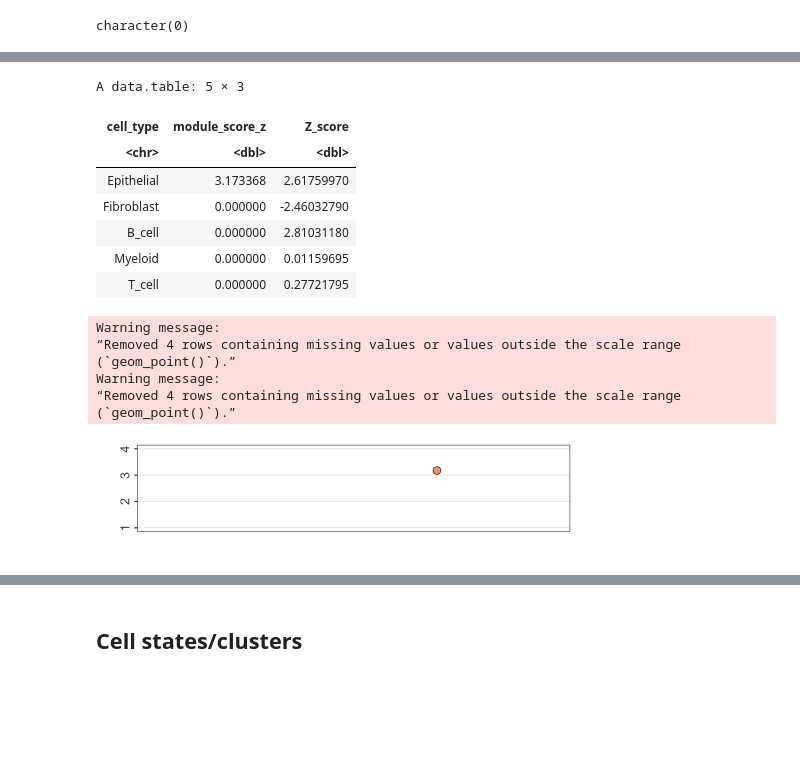
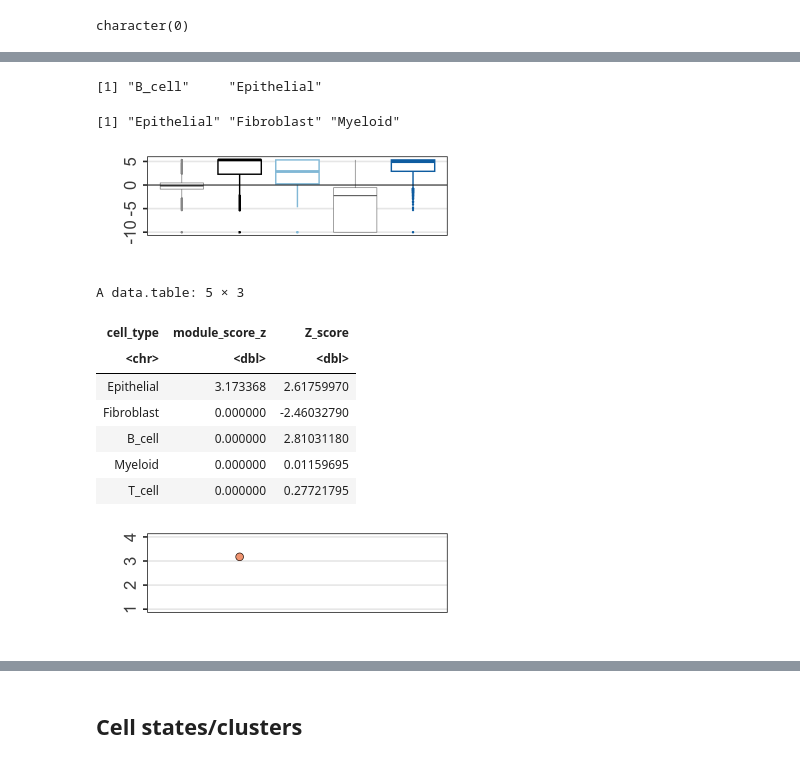
Before and after one commit to fanzhanglab/SCRNA-GWAS-Benchmarking, a Jupyter notebook: analysis/0A_Tool_Benchmarking/CT_Clusters/UC_benchmark_comparison.ipynb, the cells around one changed output, grey strips where cells are left out. Cells and saved outputs as stored; diff of their text form; code cells hidden in the pictures; blank space fills up the shorter version.

```diff
--- a/analysis/0A_Tool_Benchmarking/CT_Clusters/UC_benchmark_comparison.ipynb
+++ b/analysis/0A_Tool_Benchmarking/CT_Clusters/UC_benchmark_comparison.ipynb
@@ -940,38 +953,73 @@ p1
+# %%
+# scPagwas
+scdrs_sig_cell_types
+scpgwas_sig_cell_types
+
+# SCDRS
+
+data2 = meta_data[meta_data$macro %in% scpgwas_sig_cell_types,]
+data1 = meta_data[!meta_data$macro %in% scpgwas_sig_cell_types,]
+
+options(repr.plot.height = 2, repr.plot.width =6 ) #[meta_data$pval < 0.1,]
+
+p_scpagwas <- ggplot(meta_data, aes(x=factor(macro, levels=ranked_cell_types), y=Random_Correct_BG_z, color=cut(bt_score_macro, breaks = breaks_use))) +
+geom_boxplot(data=data1, color="grey40", aes(x=factor(macro, levels=rev(ranked_cell_types))), linewidth=0.3, outlier.colour = "grey60", outlier.size=0.4) +
+geom_boxplot(data=data2, linewidth=0.8, outlier.size=0.6, aes(x=factor(macro, levels=rev(ranked_cell_types))),) +
+#stat_summary(data=data1, fun.data=data_summary, color="grey80") + stat_summary(data=data2, fun.data=data_summary) +
+geom_hline(yintercept=0, color="black") +
+scale_color_manual(values = color_values,
+                   limits = limits_use) +
+scale_x_discrete(limits=rev(ranked_cell_types)) +
+theme_bw(base_size=20) +
+theme(
+      axis.text.x = element_blank(), axis.ticks.x = element_blank() ,legend.position="none",
+     panel.grid.major.x = element_blank(), panel.grid.minor.x = element_blank(), panel.grid.minor.y = element_blank(),
+     axis.text.y = element_text(angle=90, size = 20,vjust=1,hjust=0.5), axis.title=element_text(size=20)) + #ylim(-6,5.3)  +
+theme(strip.background=element_rect(colour="black",
+                                    fill="lightgrey"),strip.text = element_text(size = 18, margin = margin()))  +
+labs(y="",x='',fill="", color="")
+
+
+p_scpagwas
+
+
+# ggsave("./scDRS_UC_Label_full_LIMITED.pdf", height=5, width=22.5)
+# save_plot("./scDRS_UC_Label_full_LIMITED.svg", fig = p1, width=22.5, height=5)
+# %% [output]
+[1] "B_cell"     "Epithelial"
+[1] "Epithelial" "Fibroblast" "Myeloid"
+[figure, added]
 # %%
 # SCGWAS
+options(warn=-1)
 scgwas_macro_graph
-options(repr.plot.height = 2, repr.plot.width =8 )
+options(repr.plot.height = 2, repr.plot.width =6 )
 p_scgwas <- ggplot(scgwas_macro_graph, aes(x=factor(cell_type, levels=ranked_cell_types),
                                            y=module_score_z, color=cut(Z_score, breaks = breaks_use))) +
 geom_point(size=4) +  geom_point(shape = 1,size = 4,colour = "black") +
 #stat_summary(fun.data=data_summary) + #stat_summary(data=data2, fun.data=data_summary, color="grey40") +
-theme_bw(base_size=14) +
+theme_bw(base_size=20) +
+scale_x_discrete(limits=rev(ranked_cell_types)) +
 theme(legend.position="None",
      axis.text.x = element_blank(), axis.ticks.x = element_blank(),
      panel.grid.major.x = element_blank(), panel.grid.minor.x = element_blank(), panel.grid.minor.y = element_blank(),
-     axis.text.y = element_text(angle=90, size = 15,vjust=1,hjust=0.5), axis.title=element_text(size=20)) +
+     axis.text.y = element_text(angle=90, size = 20,vjust=1,hjust=0.5), axis.title=element_text(size=20)) +
 theme(strip.background=element_rect(colour="black",
                                     fill="lightgrey"),strip.text = element_text(size = 18, margin = margin()))  +
 scale_color_manual(values = color_values,
                    limits = limits_use) +
   ylim(1, 4) + labs(x="", y="")
 
 p_scgwas
 # ggsave("./scGWAS_UC_TBE_Zscores_LIMITED.pdf", height=2, width=22.5)
 # save_plot("./scGWAS_UC_Label_full_LIMITED.svg",  width=40, height=4,axis.textsize=0.5)
 # %% [output]
 A data.table: 5 × 3
 | cell_type | module_score_z | Z_score |
 | <chr> | <dbl> | <dbl> |
 | Epithelial | 3.173368 | 2.61759970 |
 | Fibroblast | 0.000000 | -2.46032790 |
 | B_cell | 0.000000 | 2.81031180 |
 | Myeloid | 0.000000 | 0.01159695 |
 | T_cell | 0.000000 | 0.27721795 |
-Warning message:
-“Removed 4 rows containing missing values or values outside the scale range
-(`geom_point()`).”
-Warning message:
-“Removed 4 rows containing missing values or values outside the scale range
-(`geom_point()`).”
-[figure, old version]
+[figure, new version]
```
Also changed, not shown: parts of 5 cells of this notebook.
